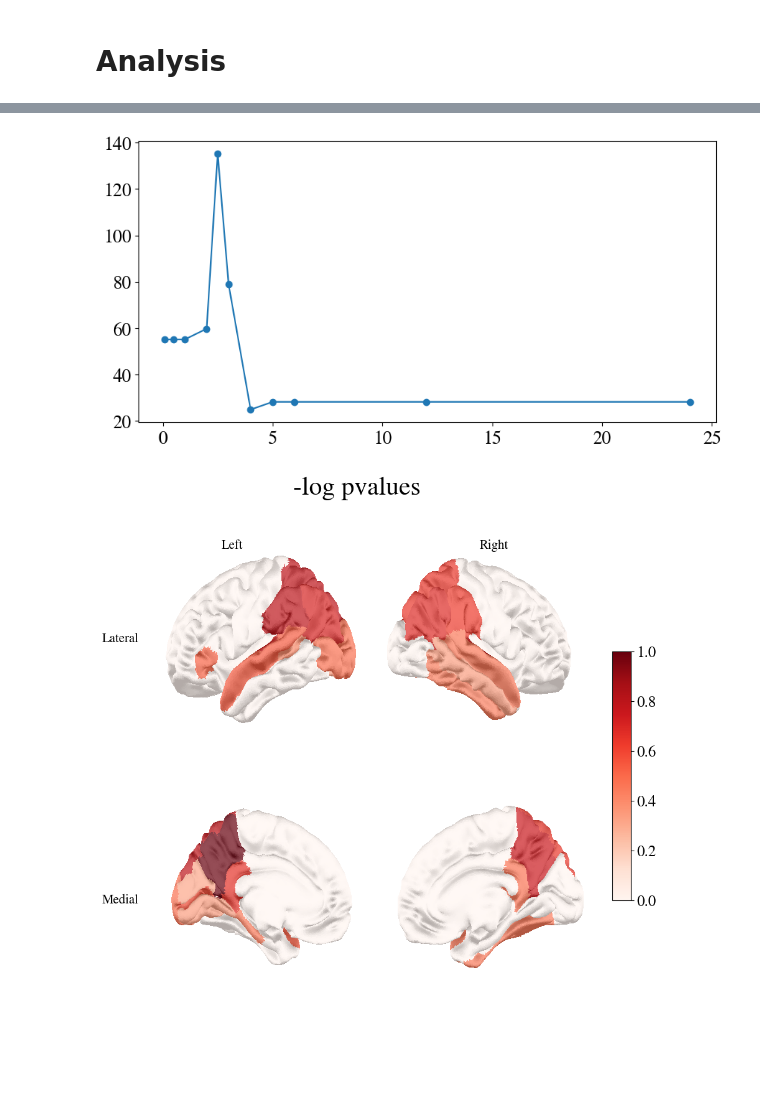
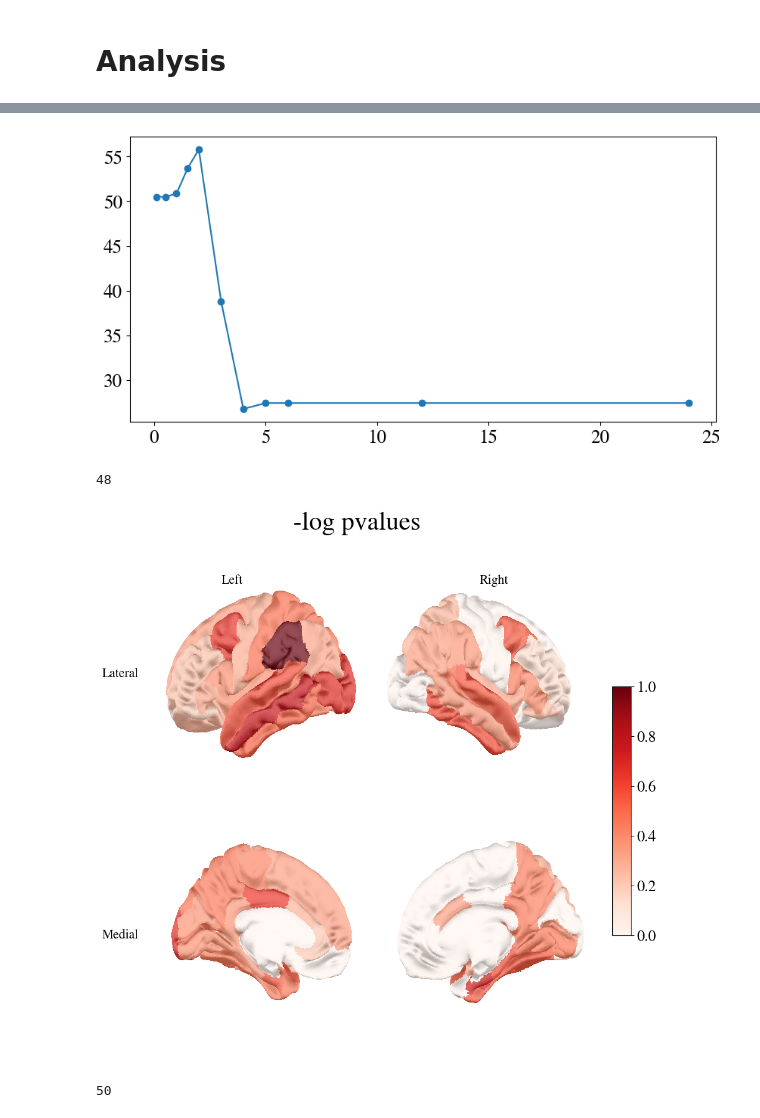
Before and after one commit to JINhuaqing/HDF, a Jupyter notebook: notebooks/real_data_run.ipynb, the cells around one changed output, grey strips where cells are left out. Cells and saved outputs as stored; diff of their text form; code cells hidden in the pictures; blank space fills up the shorter version.

```diff
--- a/notebooks/real_data_run.ipynb
+++ b/notebooks/real_data_run.ipynb
@@ -2,6 +2,6 @@
 This file contains python code to check the hypothesis testing
 # %%
 RUN_PYTHON_SCRIPT = False
-SAVED_FOLDER = "real_data_test"
-DATA = ["AD88_PSD100_all.pkl", "Ctrl70_PSD100_all.pkl"]
+SAVED_FOLDER = "real_data_40"
+DATA = ["AD88_PSD_all.pkl", "Ctrl92_PSD_all.pkl"]
 # %% [output]
@@ -61,6 +61,15 @@ torch.set_default_tensor_type(torch.DoubleTensor)
 data_root = DATA_ROOT/"AD_vs_Ctrl_PSD/";
 AD_PSD = load_pkl(data_root/DATA[0]);
 ctrl_PSD = load_pkl(data_root/DATA[1]);
+if not isinstance(AD_PSD,dict):
+    tmp1 = AD_PSD
+    tmp2 = ctrl_PSD
+    AD_PSD = edict()
+    AD_PSD.PSDs = tmp1
+    AD_PSD.freqs = np.arange(1, 41)
+    ctrl_PSD = edict()
+    ctrl_PSD.PSDs = tmp2
+    ctrl_PSD.freqs = np.arange(1, 41)
 baseline = pd.read_csv(data_root/"AllDataBaselineOrdered_r_ncpt.csv");
 baseline["Gender_binary"] = baseline["Gender"].apply(lambda x: 0 if x=="female" else 1);
 baseline["Grp_binary"] = baseline["Grp"].apply(lambda x: 1 if x=="AD" else 0);
@@ -118,7 +127,7 @@ paras = edict(def_paras.copy())
 
 # Others
 paras.num_rep = 1000
-paras.freqs = AD_PSD.get("freqs");
+paras.freqs = AD_PSD.get("freqs", np.arange(1, 41)).reshape(-1);
 paras.SIS_ratio = 1 # the ratio to keep with SIS procedure
 paras.svdinv_eps_Q = 1
 paras.svdinv_eps_Psi = 0.999
@@ -437,7 +446,7 @@ def _obt_covmat(res):
 from scipy.stats import chi2
 tmp_fil = list(paras.save_dir.glob(f"seed*.pkl"))[0];
 tparas = load_pkl(tmp_fil)[-1];
-lams = np.array([0.1, 0.5, 1, 2,  2.5, 3, 4, 5, 6, 12, 24])
+lams = np.array([0.1, 0.5, 1, 1.5, 2,  3, 4, 5, 6, 12, 24])
 
 chi_df = tparas.r*tparas.N
 log_cv = np.log(0.05/68)
@@ -489,9 +498,9 @@ plt.axhline(y=log_cv, color="red")
 # %%
-plt.plot(lams, mse_err[1], "o-")
+plt.plot(lams, mse_err[5], "o-")
 #plt.yscale("log")
 np.stack([log_pvs<log_cv, sel_lams]).T;
 # %% [output]
-[figure, old version]
+[figure, new version]
 # %%
 from nilearn import plotting
 import matplotlib as mpl
@@ -557,14 +566,23 @@ def _brain_plot(vec, cmap="Reds", threshold=None):
     cbar_ax = fig.add_axes([.91, .3, .03, .4])
     fig.colorbar(sm, cax=cbar_ax)
     return fig
+# %%
+np.sum(log_pvs>=np.sort(log_pvs)[20])
+# %% [output]
+48
 # %%
 vec = -log_pvs
 vec = (vec-vec.min())/(vec.max()-vec.min())
-vec[log_pvs>=np.log(0.05/68)] = 0
+#vec[log_pvs>=np.log(0.05/68)] = 0
+vec[log_pvs>=np.sort(log_pvs)[25]] = 0
 cmap = "Reds"
 _brain_plot(vec, cmap=cmap);
 # %% [output]
-[figure, old version]
+[figure, new version]
+# %%
+np.sum(log_pvs<np.log(0.05/68))
+# %% [output]
+50
 # %%
 # some them based on the pvalue (decreasing order)
 rois[np.argsort(log_pvs)]
```
Also changed, not shown: parts of 15 cells of this notebook.
